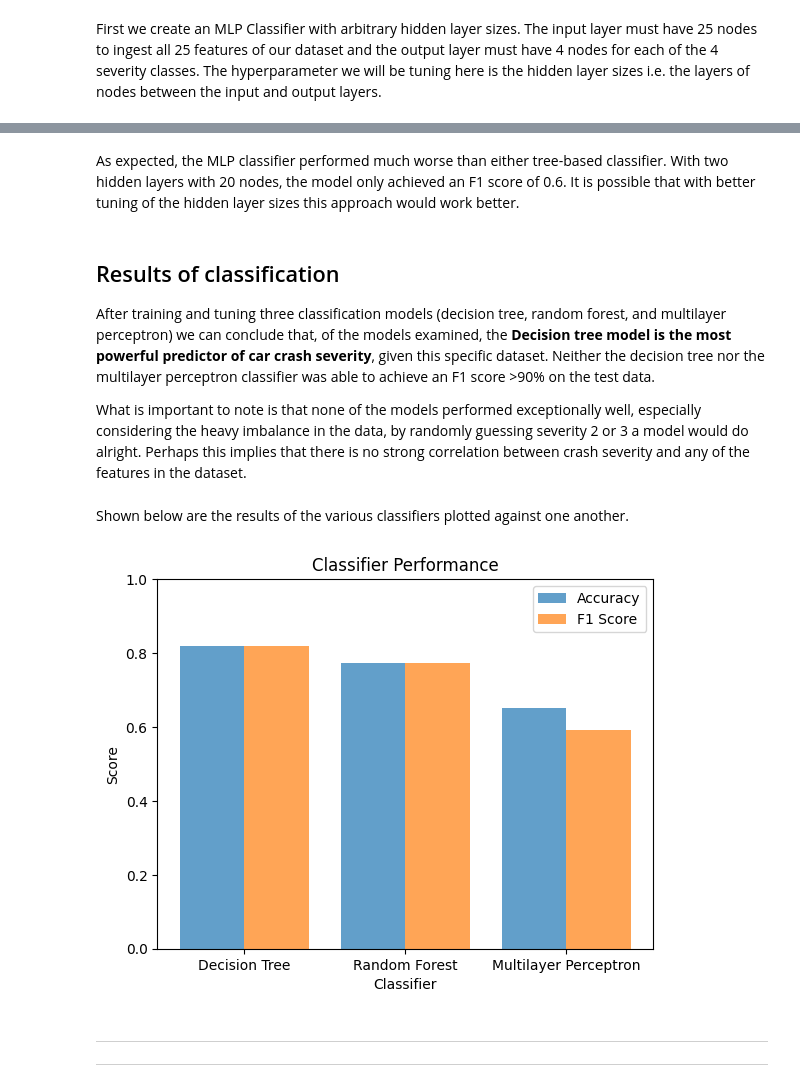
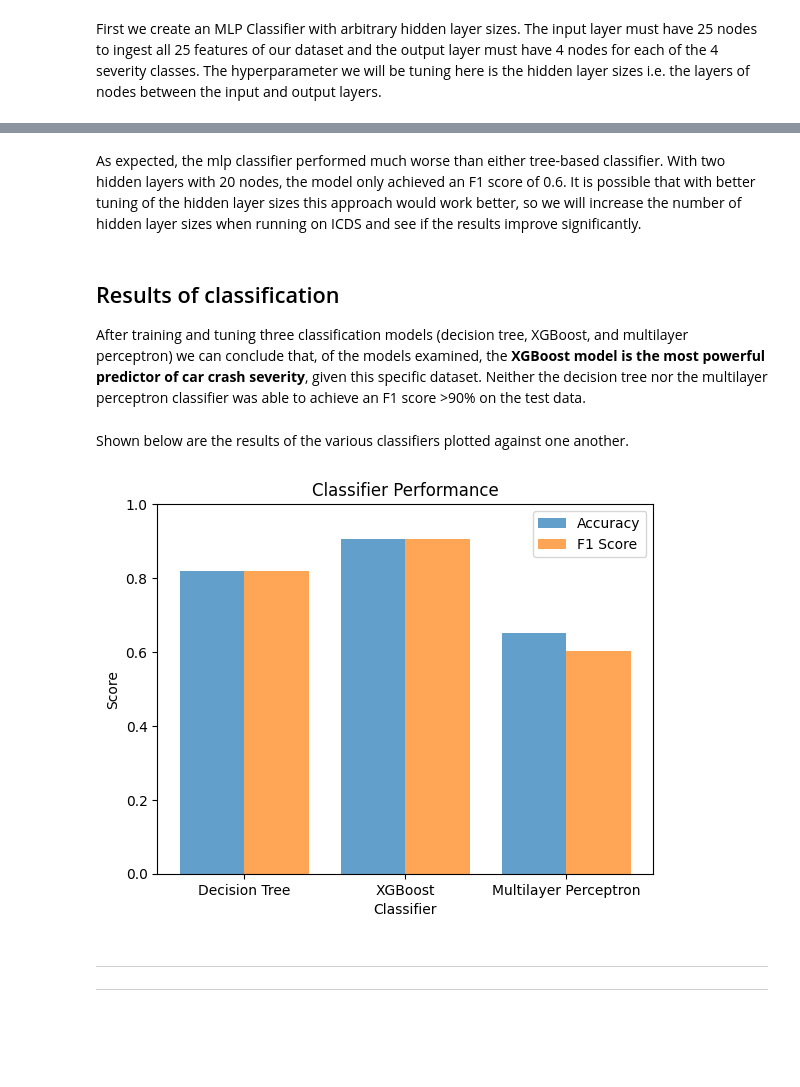
Before and after one commit to salvatorie/ds410-crashlytics, a Jupyter notebook: crashlytics.ipynb, the cells around one changed output, grey strips where cells are left out. Drawn from its saved outputs; the diff is of its cells as text; code cells hidden in the pictures; blank space fills up the shorter version.

```diff
--- a/crashlytics.ipynb
+++ b/crashlytics.ipynb
@@ -377,0 +391,4 @@ testPredictions = randomForestModel.transform(testData)
+# %%
+xgbClassifier = SparkXGBClassifier(features_col="features", label_col="label", max_depth=5, n_estimators=20, seed=42, learning_rate=0.2)
+xgbModel = xgbClassifier.fit(trainingData)
+testPredictions = xgbModel.transform(testData)
@@ -420,4 +450,4 @@ def trainAndEvaluateRandomForest(trainingData: pyspark.sql.DataFrame, testData:
 # %%
-randomForestDf, randomForestIndex = trainAndEvaluateRandomForest(trainingData=trainingData, testData=testData)
-randomForestF1 = randomForestDf.loc[randomForestIndex, "testing f1"]
-randomForestAccuracy = randomForestDf.loc[randomForestIndex, "testing accuracy"]
+xgbDf, xgbIndex = trainAndEvaluateXGB(trainingData=trainingData, testData=testData)
+xgbF1 = xgbDf.loc[xgbIndex, "testing f1"]
+xgbAccuracy = xgbDf.loc[xgbIndex, "testing accuracy"]
@@ -443,7 +492,7 @@ Neural Networks are generally outperformed by tree-based methods such as decisio
 # %% [markdown]
 First we create an MLP Classifier with arbitrary hidden layer sizes. The input layer must have 25 nodes to ingest all 25 features of our dataset and the output layer must have 4 nodes for each of the 4 severity classes. The hyperparameter we will be tuning here is the hidden layer sizes i.e. the layers of nodes between the input and output layers.
 # %%
-mlpClassifier = MultilayerPerceptronClassifier(featuresCol="features", labelCol="label", layers=[25,12,4,16,4,4])
+mlpClassifier = MultilayerPerceptronClassifier(featuresCol="features", labelCol="label", layers=[26,12,4,16,4,4])
 mlpModel = mlpClassifier.fit(trainingData)
 testPredictions = mlpModel.transform(testData)
 # %%
@@ -462,12 +511,12 @@ def trainAndEvaluateMLP(trainingData: pyspark.sql.DataFrame, testData: pyspark.s
     index = 0
     bestIndex = 0
     highestTestF1 = 0
+    bestMlpModel = None
 
     hiddenLayerSizes = [[10], [20], [30], [10, 10], [10, 20], [10, 30], [20, 10], [20, 20], [20, 30], [30, 10], [30, 20], [30, 30]]
 
     for layerSize in hiddenLayerSizes:
-        seed=42
-        mlpClassifier = MultilayerPerceptronClassifier(featuresCol="features", labelCol="label", layers=[25] + layerSize + [4], seed=seed)
+        mlpClassifier = MultilayerPerceptronClassifier(featuresCol="features", labelCol="label", layers=[26] + layerSize + [4])
         mlpModel = mlpClassifier.fit(trainingData)
         trainingPredictions = mlpModel.transform(trainingData)
         testPredictions = mlpModel.transform(testData)
@@ -481,6 +530,7 @@ def trainAndEvaluateMLP(trainingData: pyspark.sql.DataFrame, testData: pyspark.s
         if testingF1 > highestTestF1:
             highestTestF1 = testingF1
             bestIndex = index
+            bestMlpModel = mlpModel
 
         index += 1
 
@@ -503,11 +553,9 @@ Name: 7, dtype: object
 # %% [markdown]
-As expected, the MLP classifier performed much worse than either tree-based classifier. With two hidden layers with 20 nodes, the model only achieved an F1 score of 0.6. It is possible that with better tuning of the hidden layer sizes this approach would work better.
+As expected, the mlp classifier performed much worse than either tree-based classifier. With two hidden layers with 20 nodes, the model only achieved an F1 score of 0.6. It is possible that with better tuning of the hidden layer sizes this approach would work better, so we will increase the number of hidden layer sizes when running on ICDS and see if the results improve significantly.
 # %% [markdown]
 ## Results of classification
 
-After training and tuning three classification models (decision tree, random forest, and multilayer perceptron) we can conclude that, of the models examined, the **Decision tree model is the most powerful predictor of car crash severity**, given this specific dataset. Neither the decision tree nor the multilayer perceptron classifier was able to achieve an F1 score >90% on the test data.
-
-What is important to note is that none of the models performed exceptionally well, especially considering the heavy imbalance in the data, by randomly guessing severity 2 or 3 a model would do alright. Perhaps this implies that there is no strong correlation between crash severity and any of the features in the dataset.
+After training and tuning three classification models (decision tree, XGBoost, and multilayer perceptron) we can conclude that, of the models examined, the **XGBoost model is the most powerful predictor of car crash severity**, given this specific dataset. Neither the decision tree nor the multilayer perceptron classifier was able to achieve an F1 score >90% on the test data.
 # %% [markdown]
 Shown below are the results of the various classifiers plotted against one another.
 # %%
@@ -537,13 +585,13 @@ def plotClassifierPerformance(classifierLabels: list[str], accuracyScores: list[
     #Show figure in local mode
     plt.show()
 # %%
-classifiers = ['Decision Tree', 'Random Forest', 'Multilayer Perceptron']
-accuracyScores = [dtAccuracy, randomForestAccuracy, mlpAccuracy]
-f1Scores = [dtF1, randomForestF1, mlpF1]
+classifiers = ['Decision Tree', 'XGBoost', 'Multilayer Perceptron']
+accuracyScores = [dtAccuracy, xgbAccuracy, mlpAccuracy]
+f1Scores = [dtF1, xgbF1, mlpF1]
 
 plotClassifierPerformance(classifierLabels=classifiers, accuracyScores=accuracyScores, f1Scores=f1Scores, title="Classifier Performance", xTitle="Classifier")
 # %% [output]
-[figure, old version]
+[figure, new version]
 # %% [markdown]
 ---
 ---
```
Also changed, not shown: parts of 44 cells of this notebook, 1 other file.
